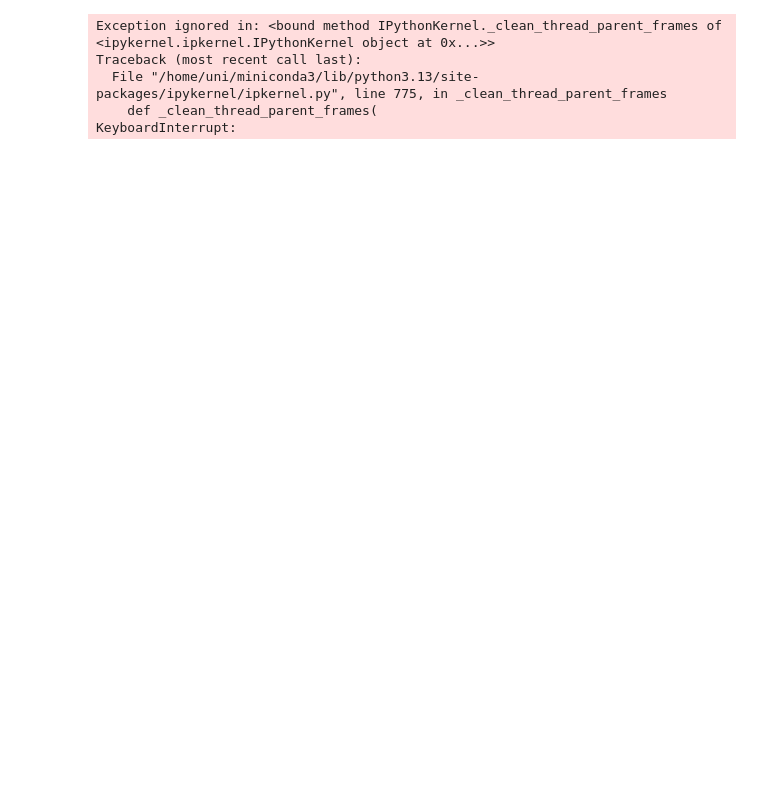
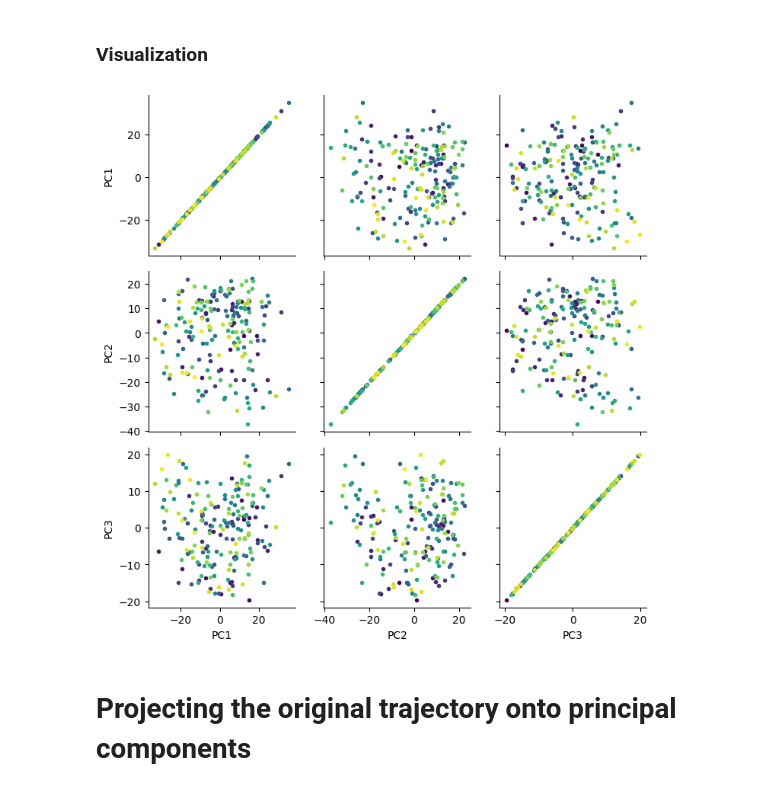
Before and after one commit to viveksoorya/2k39-bioemu-200-samples, a Jupyter notebook: notebooks/pca.ipynb, the cells around one changed output. Saved outputs shown, nothing was run; the diff lists cells and outputs as text; code cells hidden in the pictures; blank space fills up the shorter version.

```diff
--- a/notebooks/pca.ipynb
+++ b/notebooks/pca.ipynb
@@ -89,16 +71,14 @@ mplt.grid()
+# %% [markdown]
+### Visualization
 # %%
-"""
 import seaborn as sbn
 
-pg = sbn.PairGrid(weights_df, hue='time (ps)', palette=sbn.color_palette("viridis", n_colors=len(weights_df)))
-pg.map(mplt.scatter, marker='o',)
+pg = sbn.PairGrid(df, hue='Time (ps)', palette=sbn.color_palette("viridis", n_colors=len(df)))
+pg.map(mplt.scatter, marker='.',)
 #mplt.show()  # uncomment to show the plot in a non interactive environment
 # Save the pair grid plot
 pg.savefig('pair_grid_plot.png')
-"""
 # %% [output]
-Exception ignored in: <bound method IPythonKernel._clean_thread_parent_frames of <ipykernel.ipkernel.IPythonKernel object at 0x...>>
-Traceback (most recent call last):
-  File "/home/uni/miniconda3/lib/python3.13/site-packages/ipykernel/ipkernel.py", line 775, in _clean_thread_parent_frames
-    def _clean_thread_parent_frames(
-KeyboardInterrupt:
+[figure, added]
+# %% [markdown]
+# Projecting the original trajectory onto principal components
```
Also changed, not shown: parts of 17 cells of this notebook, 24 other files.
